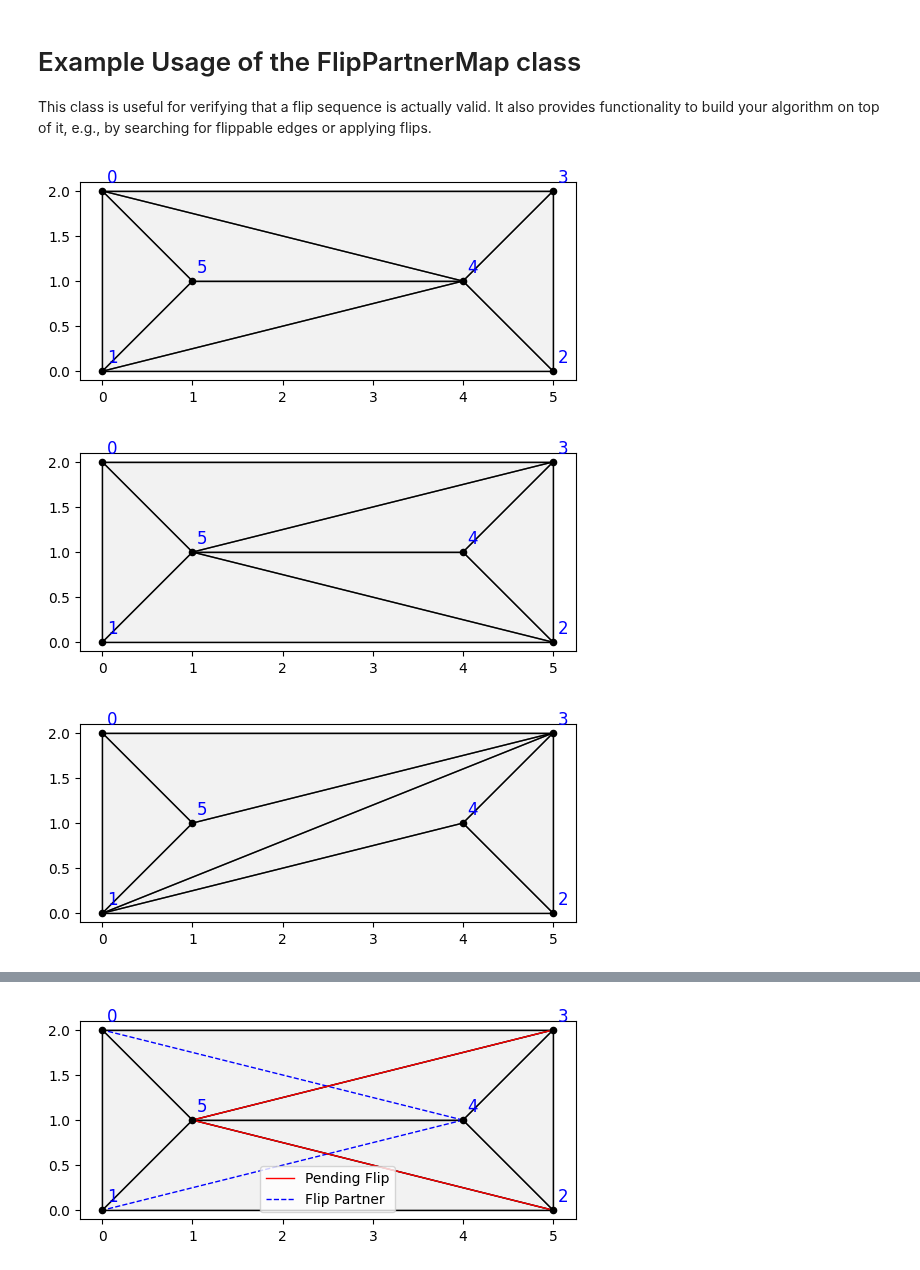
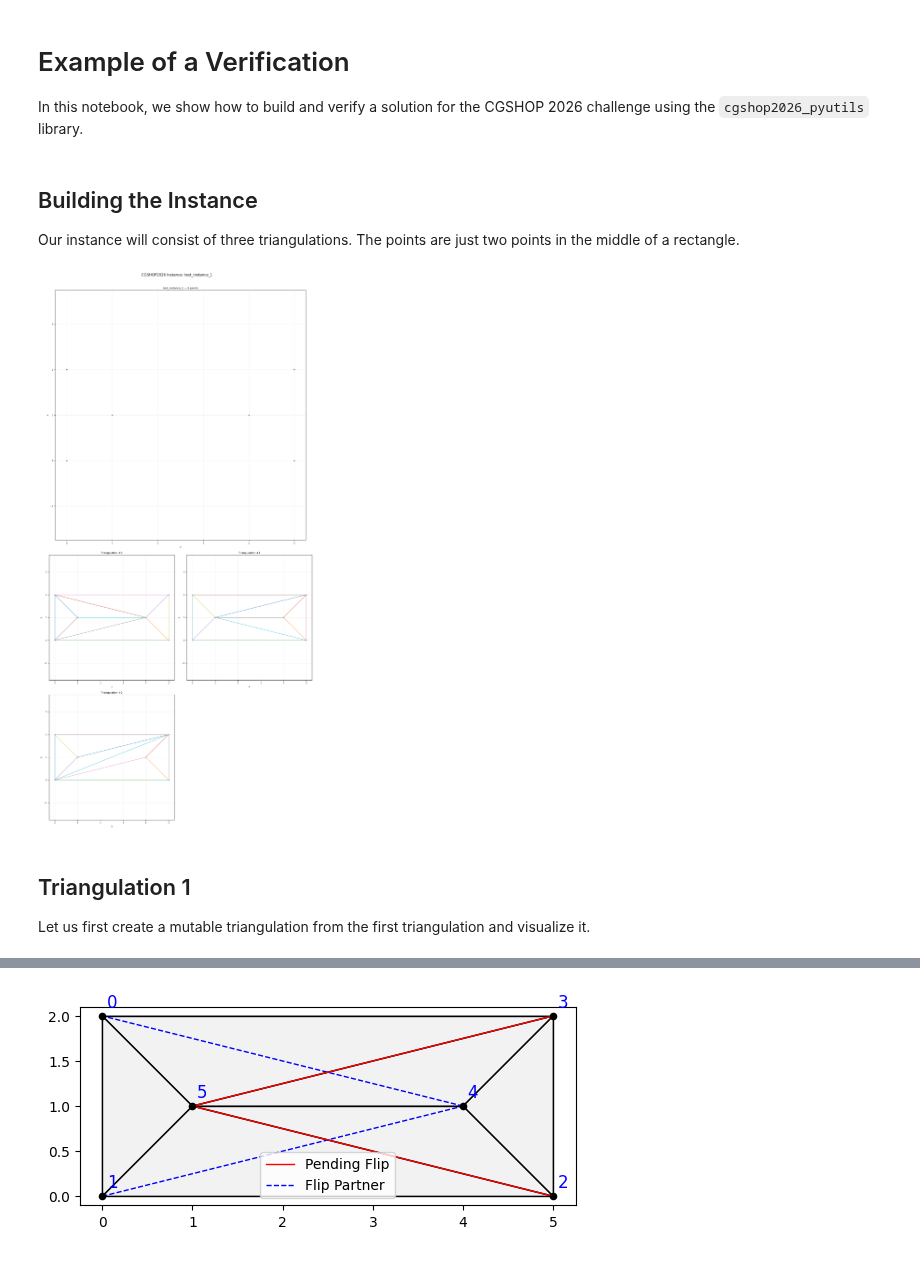
Before and after one commit to CG-SHOP/pyutils26, a Jupyter notebook: example_verification.ipynb, the cells around one changed output, grey strips where cells are left out. Drawn from its saved outputs; the diff is of its cells as text; code cells hidden in the pictures.

Commit message:
feat: added convex hull expansion

```diff
--- a/example_verification.ipynb
+++ b/example_verification.ipynb
@@ -1,38 +1,41 @@
 # %% [markdown]
-# Example Usage of the FlipPartnerMap class
+# Example of a Verification
 
-This class is useful for verifying that a flip sequence is actually valid. It also provides functionality to build your algorithm on top of it, e.g., by searching for flippable edges or applying flips.
+In this notebook, we show how to build and verify a solution for the CGSHOP 2026 challenge using the `cgshop2026_pyutils` library.
+# %% [markdown]
+## Building the Instance
+
+Our instance will consist of three triangulations. The points are just two points in the middle of a rectangle.
 # %%
-from cgshop2026_pyutils.geometry import FlippableTriangulation, draw_flips, Point
-
+from matplotlib import pyplot as plt
+from cgshop2026_pyutils.geometry import FlippableTriangulation, draw_flips, Point, expand_edges_by_convex_hull_edges, is_triangulation
 from cgshop2026_pyutils.schemas import CGSHOP2026Instance, CGSHOP2026Solution
-from cgshop2026_pyutils.geometry import is_triangulation
 from cgshop2026_pyutils.verify import check_for_errors
-
+from cgshop2026_pyutils.visualize import create_instance_plot
 
 points = [((0,2)), (0,0), (5,0), (5,2), (4,1), (1,1)]
+points_ = [Point(x, y) for x, y in points]
 triang_1 =[(0,5), (0,4), (1,4), (1,5), (2,4), (3,4), (4,5)]
+triang_1 = expand_edges_by_convex_hull_edges(points_, triang_1)
 triang_2 = [(0,5), (1,5), (2,4), (2,5), (3,4),(3,5), (4,5)]
+triang_2 = expand_edges_by_convex_hull_edges(points_, triang_2)
 triang_3 = [(0,5), (1,4), (1,5), (1,3), (2,4), (3,4), (3,5)]
+triang_3 = expand_edges_by_convex_hull_edges(points_, triang_3)
 instance = CGSHOP2026Instance(
     instance_uid="test_instance_1",
     points_x=[x for x, y in points],
     points_y=[y for x, y in points],
     triangulations=[triang_1, triang_2, triang_3],
 )
 for triang in instance.triangulations:
     points = [Point(x, y) for x, y in zip(instance.points_x, instance.points_y)]
     assert is_triangulation(points, triang, verbose=False), f"Triangulation {triang} is not valid for the given points."
 
-
-flippable_triang_1 = FlippableTriangulation.from_points_edges([Point(x,y) for x,y in points], triang_1)
-flippable_triang_2 = FlippableTriangulation.from_points_edges([Point(x,y) for x,y in points], triang_2)
-flippable_triang_3 = FlippableTriangulation.from_points_edges([Point(x,y) for x,y in points], triang_3)
-
-draw_flips(flippable_triang_1, show_indices=True )
-draw_flips(flippable_triang_2,  show_indices=True)
-draw_flips(flippable_triang_3, show_indices=True)
+create_instance_plot(instance)
+plt.show()
 # %% [output]
-[figure, old version]
+[figure, new version]
-[figure, removed]
-[figure, removed]
+# %% [markdown]
+## Triangulation 1
+
+Let us first create a mutable triangulation from the first triangulation and visualize it.
```
Also changed, not shown: parts of 9 cells of this notebook, 3 other files.
